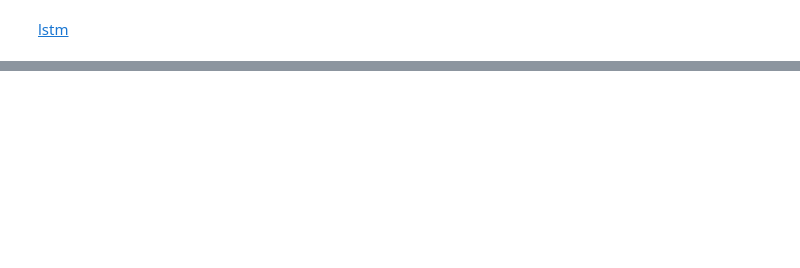
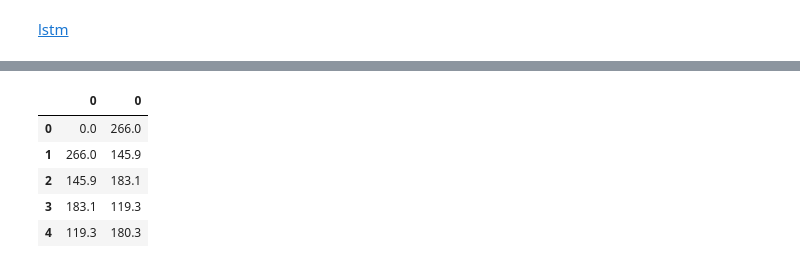
Before and after one commit to DeepLanguageTech/lstm-univariate-timeseries, a Jupyter notebook: notebooks/lstm-univariate-timeseries.ipynb, the cells around one changed output, grey strips where cells are left out. Saved outputs shown, nothing was run; the diff lists cells and outputs as text; code cells hidden in the pictures; blank space fills up the shorter version.

```diff
--- a/notebooks/lstm-univariate-timeseries.ipynb
+++ b/notebooks/lstm-univariate-timeseries.ipynb
@@ -34,0 +33,3 @@ df.head()
+# %%
+series = pd.read_csv('shampoo.csv', header=0, parse_dates=[0], index_col=0, date_parser=parser)
+series.head()
@@ -50,0 +54,3 @@ AttributeError: module 'datetime' has no attribute 'strptime'
+# %%
+X = series.values
+train, test = X[:-12], X[-12:]
@@ -50,0 +148,13 @@ AttributeError: module 'datetime' has no attribute 'strptime'
+# %%
+def timeseries_to_supervised(data, lag=1):
+    df = pd.DataFrame(data)
+    columns = [df.shift(i) for i in range(1, lag + 1)]
+    print(columns[:5])
+    columns.append(df)
+    print(columns[:5])
+    df = pd.concat(columns, axis=1)
+    print(df.head())
+    df.fillna(0, inplace=True)
+    return df
+# %%
+suprvised = timeseries_to_supervised(X, 1)
@@ -50,0 +179,9 @@ AttributeError: module 'datetime' has no attribute 'strptime'
+# %%
+suprvised.head()
+# %% [output]
+|  | 0 | 0 |
+| 0 | 0.0 | 266.0 |
+| 1 | 266.0 | 145.9 |
+| 2 | 145.9 | 183.1 |
+| 3 | 183.1 | 119.3 |
+| 4 | 119.3 | 180.3 |
```
Also changed, not shown: parts of 64 cells of this notebook, 2 other files.
